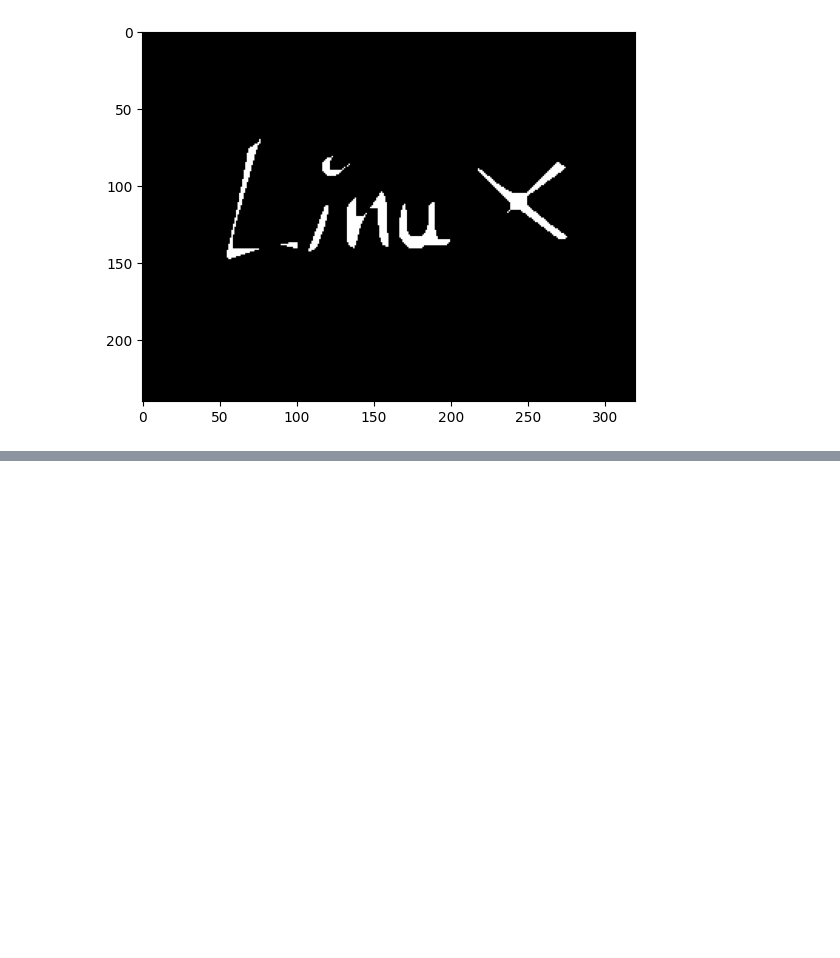
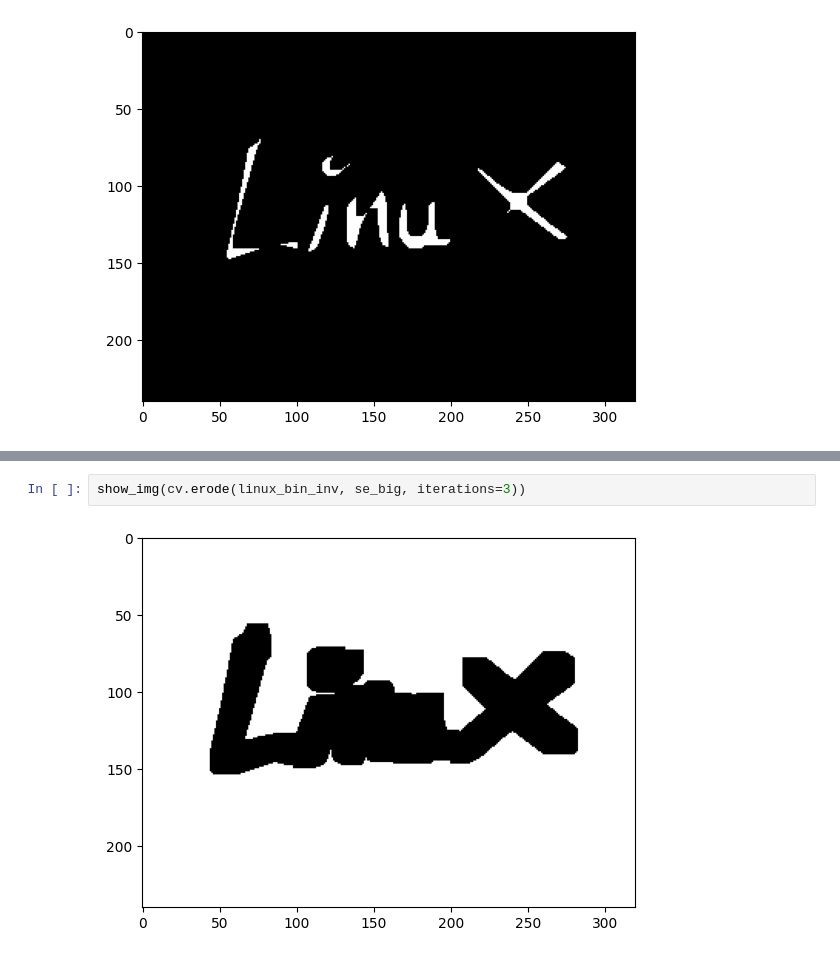
Before and after one commit to mikecr96/PDI-Ago-Dic25-GpoB, a Jupyter notebook: Semana XI/morph1.ipynb, the cells around one changed output, grey strips where cells are left out. Drawn from its saved outputs; the diff is of its cells as text; blank space fills up the shorter version.

```diff
--- a/Semana XI/morph1.ipynb
+++ b/Semana XI/morph1.ipynb
@@ -86,0 +109,4 @@ plt.show()
+# %%
+show_img(cv.erode(linux_bin_inv, se_big, iterations=3))
+# %% [output]
+[figure, added]
```
Also changed, not shown: parts of 14 cells of this notebook, 1 other file.
